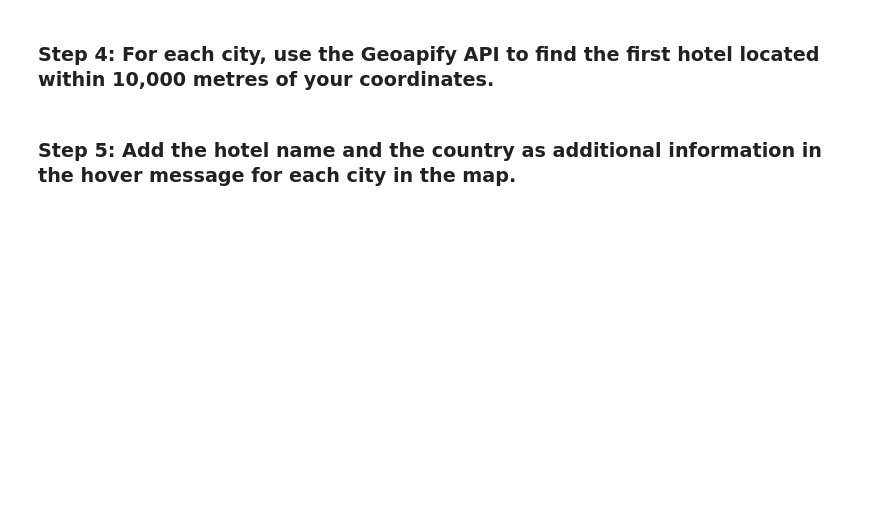
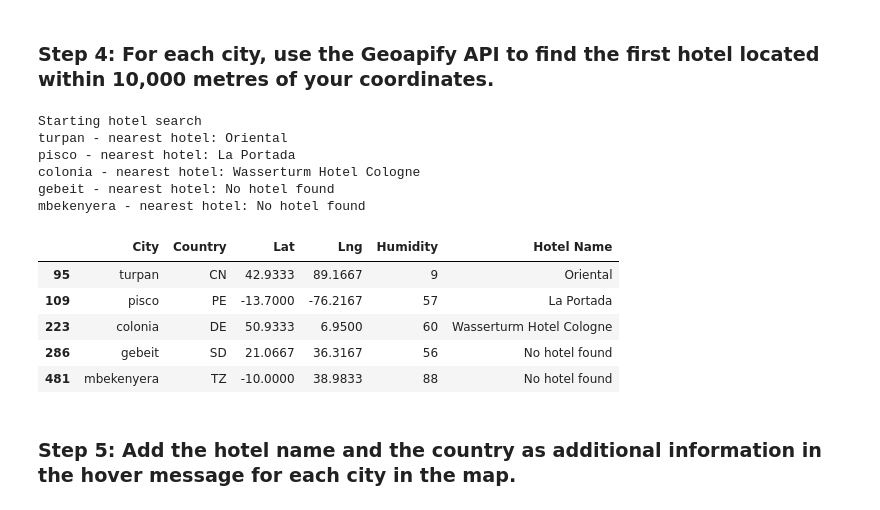
Before and after one commit to maryemackin/python-api-challenge, a Jupyter notebook: vacation_py/VacationPy.ipynb, the cells around one changed output. Drawn from its saved outputs; the diff is of its cells as text; code cells hidden in the pictures; blank space fills up the shorter version.

```diff
--- a/vacation_py/VacationPy.ipynb
+++ b/vacation_py/VacationPy.ipynb
@@ -79,44 +95,59 @@ ImportError: Geographic projection support requires: cartopy, geoviews, pyproj.
 ### Step 4: For each city, use the Geoapify API to find the first hotel located within 10,000 metres of your coordinates.
 # %%
 # Set parameters to search for a hotel
-radius = # YOUR CODE HERE
+radius = 10000
 params = {
-    # YOUR CODE HERE
+    "categories": "accommodation.hotel",
+    "apiKey": geoapify_key,
+    "limit": 20
 }
 
 # Print a message to follow up the hotel search
 print("Starting hotel search")
 
 # Iterate through the hotel_df DataFrame
 for index, row in hotel_df.iterrows():
     # get latitude, longitude from the DataFrame
-    # YOUR CODE HERE
+    latitude = row["Lat"]
+    longitude = row["Lng"]
 
     # Add filter and bias parameters with the current city's latitude and longitude to the params dictionary
-    params["filter"] = # YOUR CODE HERE
-    params["bias"] = # YOUR CODE HERE
+    params["filter"] = f"circle:{longitude},{latitude},{radius}"
+    params["bias"] = f"proximity:{longitude},{latitude}"
 
     # Set base URL
     base_url = "https://api.geoapify.com/v2/places"
 
-
     # Make and API request using the params dictionaty
-    name_address = # YOUR CODE HERE
+    name_address = requests.get(base_url, params=params)
 
     # Convert the API response to JSON format
-    name_address = # YOUR CODE HERE
+    name_address = name_address.json()
 
     # Grab the first hotel from the results and store the name in the hotel_df DataFrame
     try:
         hotel_df.loc[index, "Hotel Name"] = name_address["features"][0]["properties"]["name"]
     except (KeyError, IndexError):
         # If no hotel is found, set the hotel name as "No hotel found".
         hotel_df.loc[index, "Hotel Name"] = "No hotel found"
 
     # Log the search results
     print(f"{hotel_df.loc[index, 'City']} - nearest hotel: {hotel_df.loc[index, 'Hotel Name']}")
 
 # Display sample data
 hotel_df
+# %% [output]
+Starting hotel search
+turpan - nearest hotel: Oriental
+pisco - nearest hotel: La Portada
+colonia - nearest hotel: Wasserturm Hotel Cologne
+gebeit - nearest hotel: No hotel found
+mbekenyera - nearest hotel: No hotel found
+|  | City | Country | Lat | Lng | Humidity | Hotel Name |
+| 95 | turpan | CN | 42.9333 | 89.1667 | 9 | Oriental |
+| 109 | pisco | PE | -13.7000 | -76.2167 | 57 | La Portada |
+| 223 | colonia | DE | 50.9333 | 6.9500 | 60 | Wasserturm Hotel Cologne |
+| 286 | gebeit | SD | 21.0667 | 36.3167 | 56 | No hotel found |
+| 481 | mbekenyera | TZ | -10.0000 | 38.9833 | 88 | No hotel found |
 # %% [markdown]
 ### Step 5: Add the hotel name and the country as additional information in the hover message for each city in the map.
```
Also changed, not shown: parts of 6 cells of this notebook.
